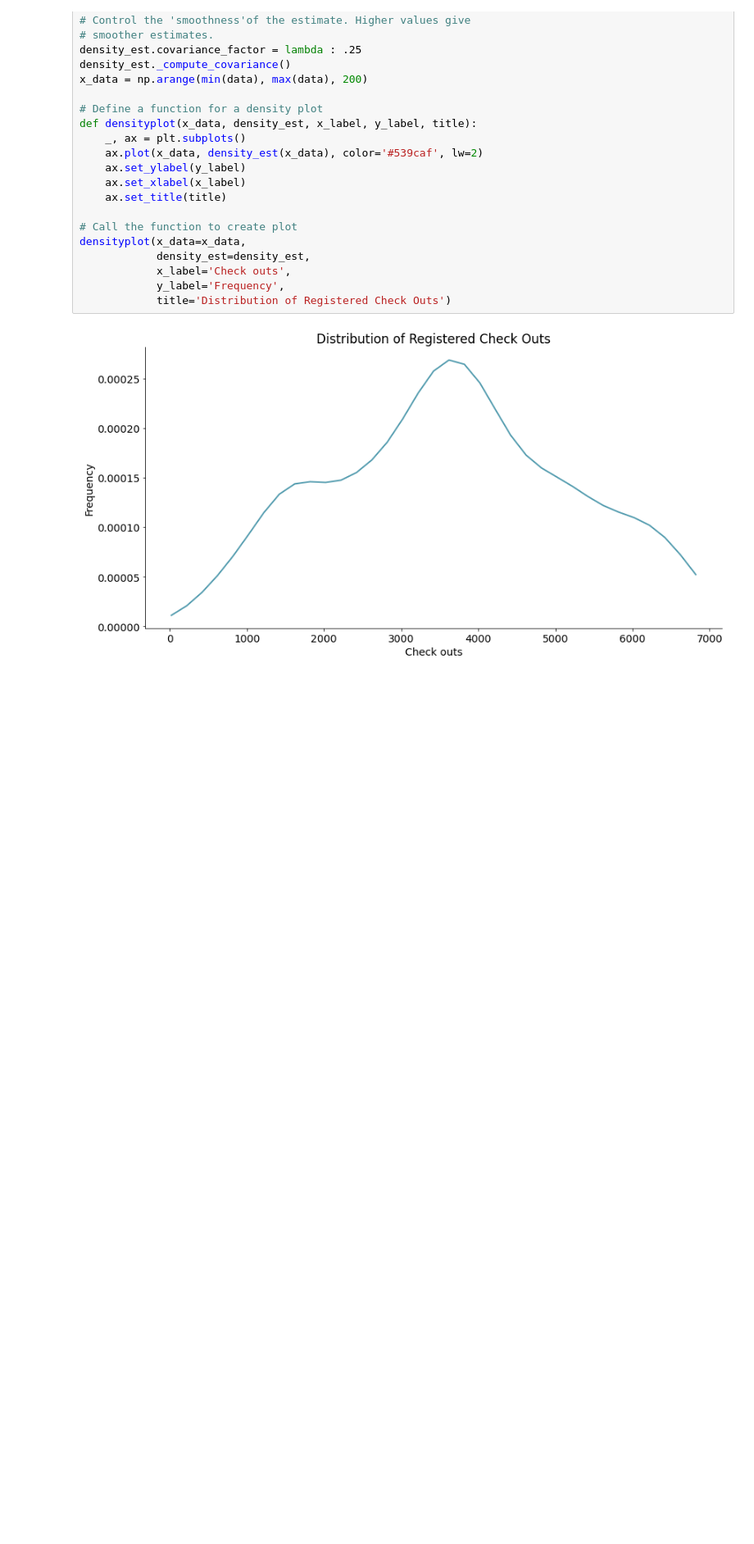
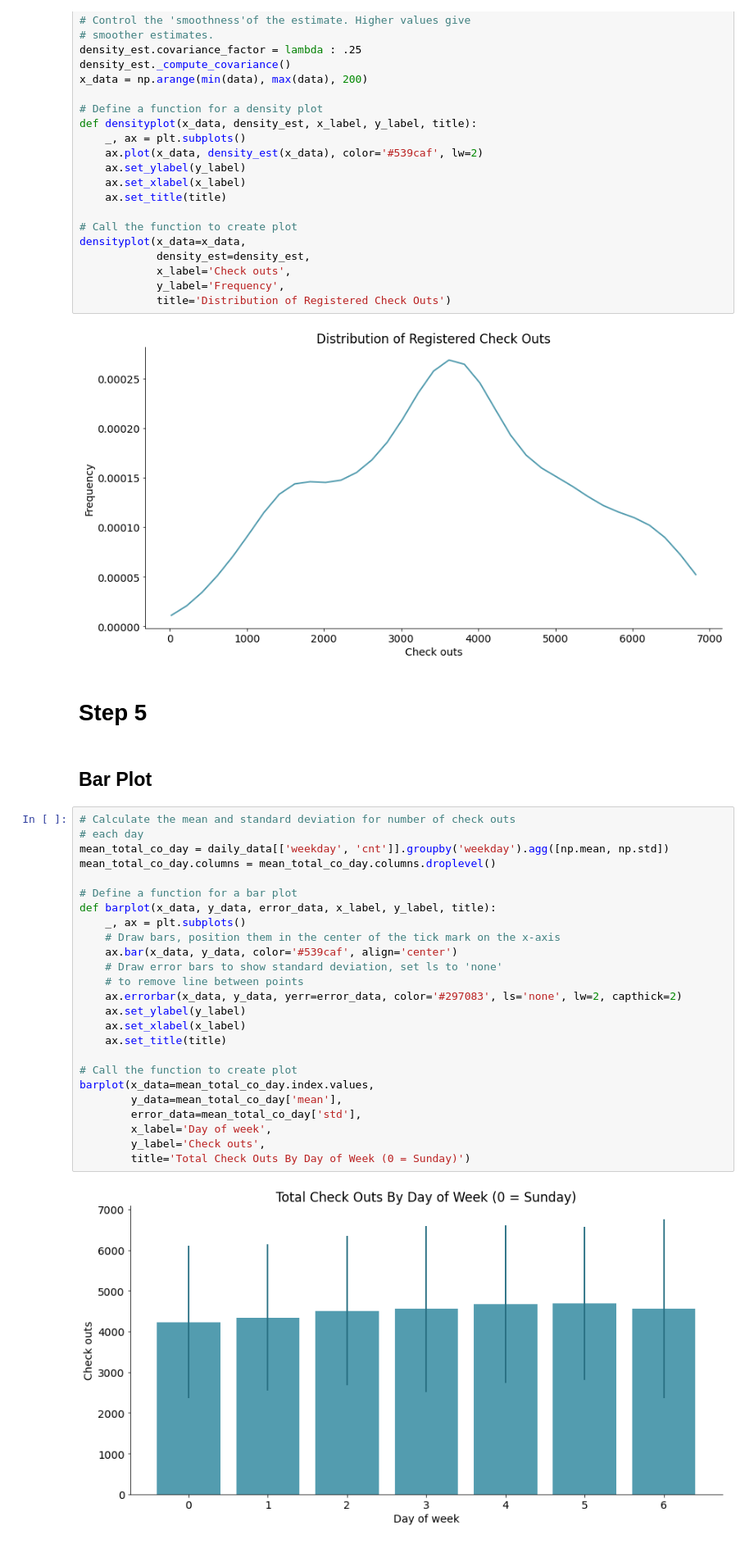
Before and after one commit to Nelson-A-Morais/data-visualization-tutorial, a Jupyter notebook: tutorial.ipynb, the cells around one changed output. Shown at 82% size. Drawn from its saved outputs; the diff is of its cells as text; blank space fills up the shorter version.

Commit message:
Completed all steps

```diff
--- a/tutorial.ipynb
+++ b/tutorial.ipynb
@@ -282,3 +282,34 @@ densityplot(x_data=x_data,
             title='Distribution of Registered Check Outs')
 # %% [output]
 [figure]
+# %% [markdown]
+# Step 5
+# %% [markdown]
+## Bar Plot
+# %%
+# Calculate the mean and standard deviation for number of check outs
+# each day
+mean_total_co_day = daily_data[['weekday', 'cnt']].groupby('weekday').agg([np.mean, np.std])
+mean_total_co_day.columns = mean_total_co_day.columns.droplevel()
+
+# Define a function for a bar plot
+def barplot(x_data, y_data, error_data, x_label, y_label, title):
+    _, ax = plt.subplots()
+    # Draw bars, position them in the center of the tick mark on the x-axis
+    ax.bar(x_data, y_data, color='#539caf', align='center')
+    # Draw error bars to show standard deviation, set ls to 'none'
+    # to remove line between points
+    ax.errorbar(x_data, y_data, yerr=error_data, color='#297083', ls='none', lw=2, capthick=2)
+    ax.set_ylabel(y_label)
+    ax.set_xlabel(x_label)
+    ax.set_title(title)
+
+# Call the function to create plot
+barplot(x_data=mean_total_co_day.index.values,
+        y_data=mean_total_co_day['mean'],
+        error_data=mean_total_co_day['std'],
+        x_label='Day of week',
+        y_label='Check outs',
+        title='Total Check Outs By Day of Week (0 = Sunday)')
+# %% [output]
+[figure, added]
```
Also changed, not shown: parts of 7 cells of this notebook, 1 other file.
